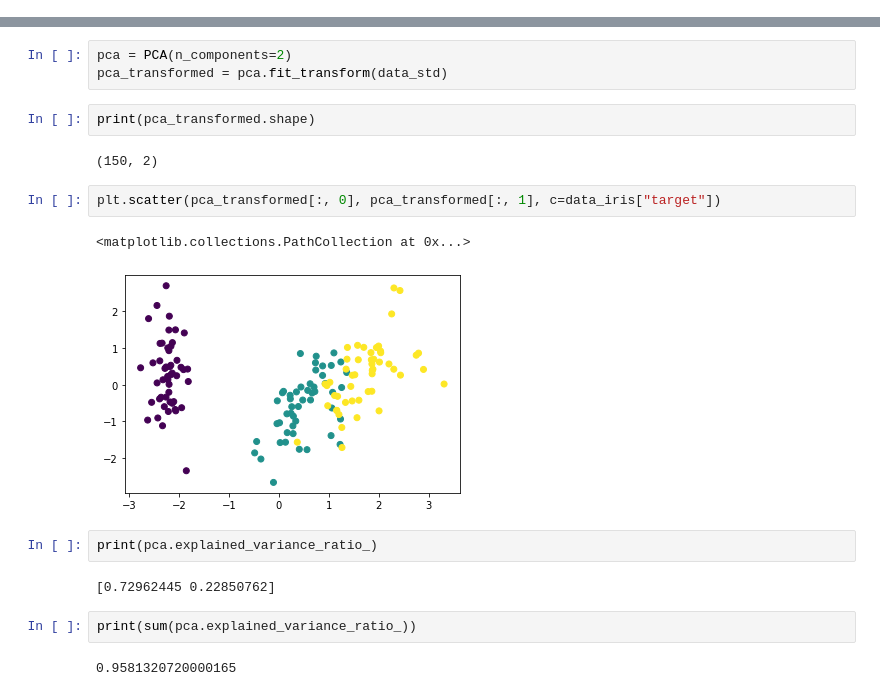
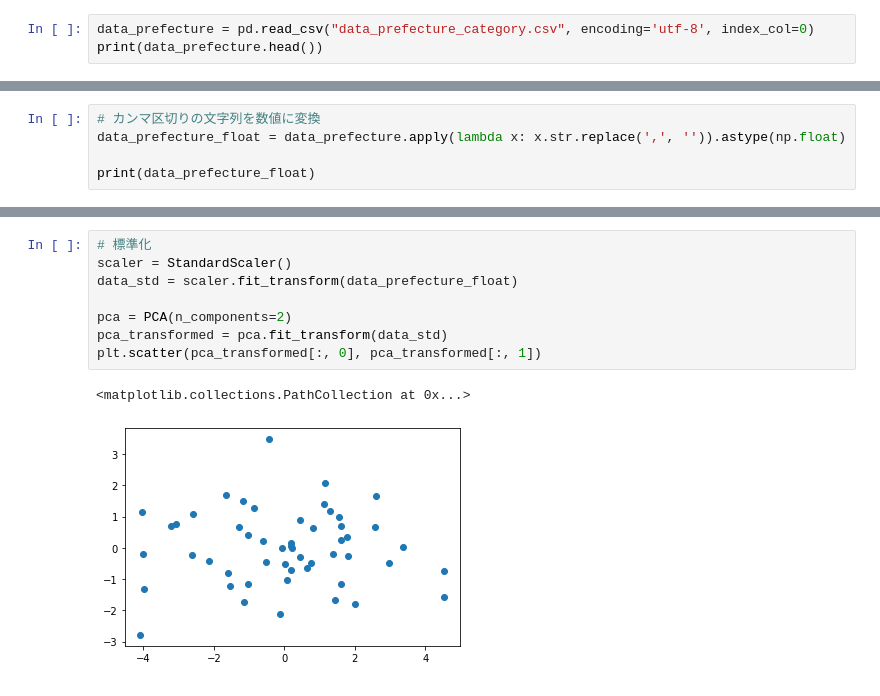
Before and after one commit to Soh1121/DataAnalysisCourseWithPythonAndRealData, a Jupyter notebook: Untitled.ipynb, the cells around one changed output, grey strips where cells are left out. Cells and saved outputs as stored; diff of their text form.

```diff
--- a/Untitled.ipynb
+++ b/Untitled.ipynb
@@ -61,0 +10,3 @@ max        1.712096e+00
+# %%
+data_prefecture = pd.read_csv("data_prefecture_category.csv", encoding='utf-8', index_col=0)
+print(data_prefecture.head())
@@ -61,0 +29,5 @@ max        1.712096e+00
+# %%
+# カンマ区切りの文字列を数値に変換
+data_prefecture_float = data_prefecture.apply(lambda x: x.str.replace(',', '')).astype(np.float)
+
+print(data_prefecture_float)
@@ -62,20 +52,11 @@ max        1.712096e+00
 # %%
+# 標準化
+scaler = StandardScaler()
+data_std = scaler.fit_transform(data_prefecture_float)
+
 pca = PCA(n_components=2)
 pca_transformed = pca.fit_transform(data_std)
+plt.scatter(pca_transformed[:, 0], pca_transformed[:, 1])
+# %% [output]
+<matplotlib.collections.PathCollection at 0x...>
+[figure, added]
-# %%
-print(pca_transformed.shape)
-# %% [output]
-(150, 2)
-# %%
-plt.scatter(pca_transformed[:, 0], pca_transformed[:, 1], c=data_iris["target"])
-# %% [output]
-<matplotlib.collections.PathCollection at 0x...>
-[figure, removed]
-# %%
-print(pca.explained_variance_ratio_)
-# %% [output]
-[0.72962445 0.22850762]
-# %%
-print(sum(pca.explained_variance_ratio_))
-# %% [output]
-0.9581320720000165
```
Also changed, not shown: parts of 8 cells of this notebook.
